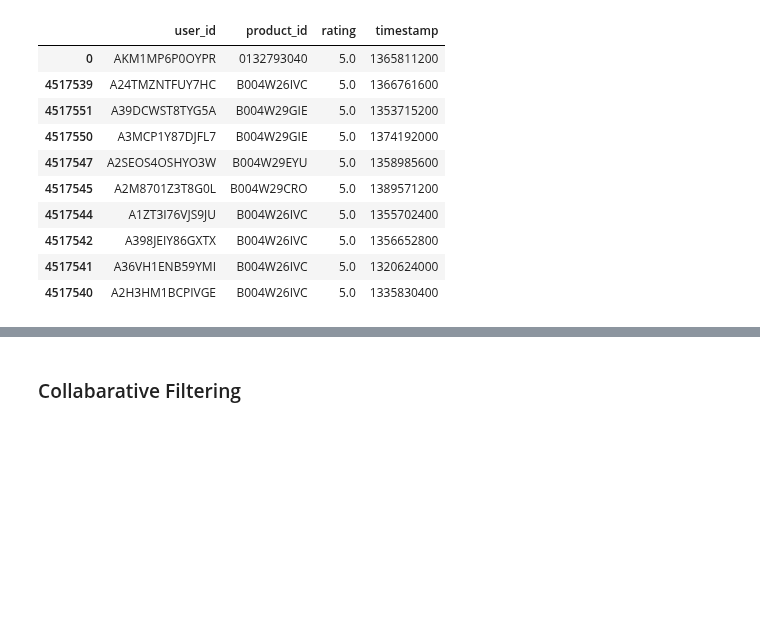
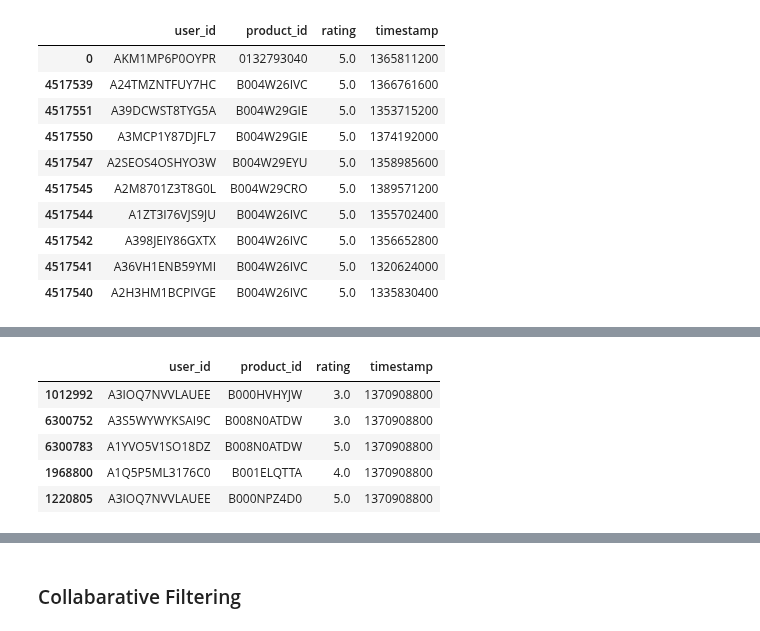
Before and after one commit to GreatLearningAIML1/chennai-aug-batch-senthilvelavan, a Jupyter notebook: RecommendationSystems/Assignment/Recommendation Systems_R5_Project.ipynb, the cells around one changed output, grey strips where cells are left out. Drawn from its saved outputs; the diff is of its cells as text; code cells hidden in the pictures; blank space fills up the shorter version.

```diff
--- a/RecommendationSystems/Assignment/Recommendation Systems_R5_Project.ipynb
+++ b/RecommendationSystems/Assignment/Recommendation Systems_R5_Project.ipynb
@@ -398,0 +430,9 @@ popularProducts
+# %%
+X_test.head()
+# %% [output]
+|  | user_id | product_id | rating | timestamp |
+| 1012992 | A3IOQ7NVVLAUEE | B000HVHYJW | 3.0 | 1370908800 |
+| 6300752 | A3S5WYWYKSAI9C | B008N0ATDW | 3.0 | 1370908800 |
+| 6300783 | A1YVO5V1SO18DZ | B008N0ATDW | 5.0 | 1370908800 |
+| 1968800 | A1Q5P5ML3176C0 | B001ELQTTA | 4.0 | 1370908800 |
+| 1220805 | A3IOQ7NVVLAUEE | B000NPZ4D0 | 5.0 | 1370908800 |
```
Also changed, not shown: parts of 11 cells of this notebook.
